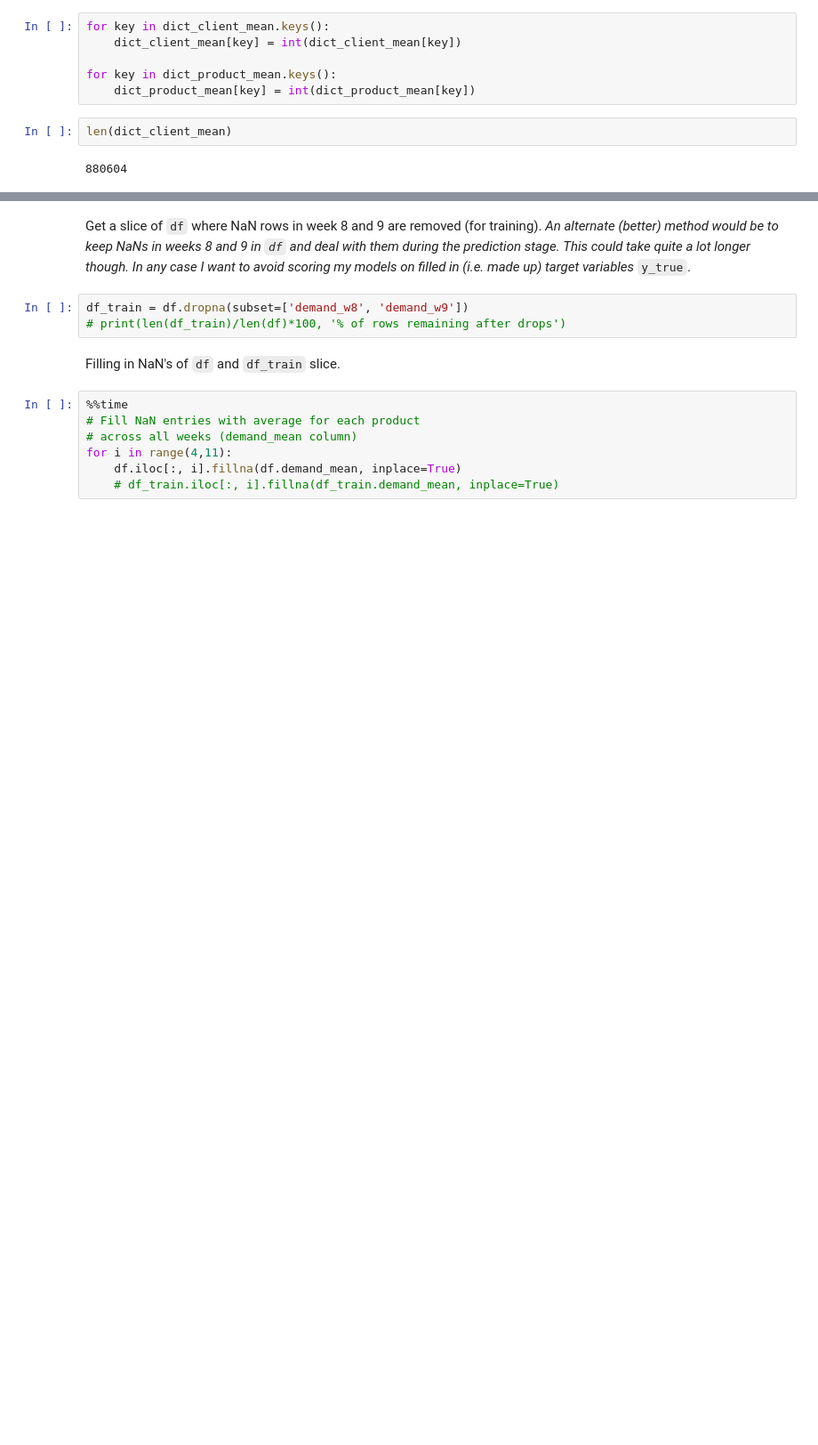
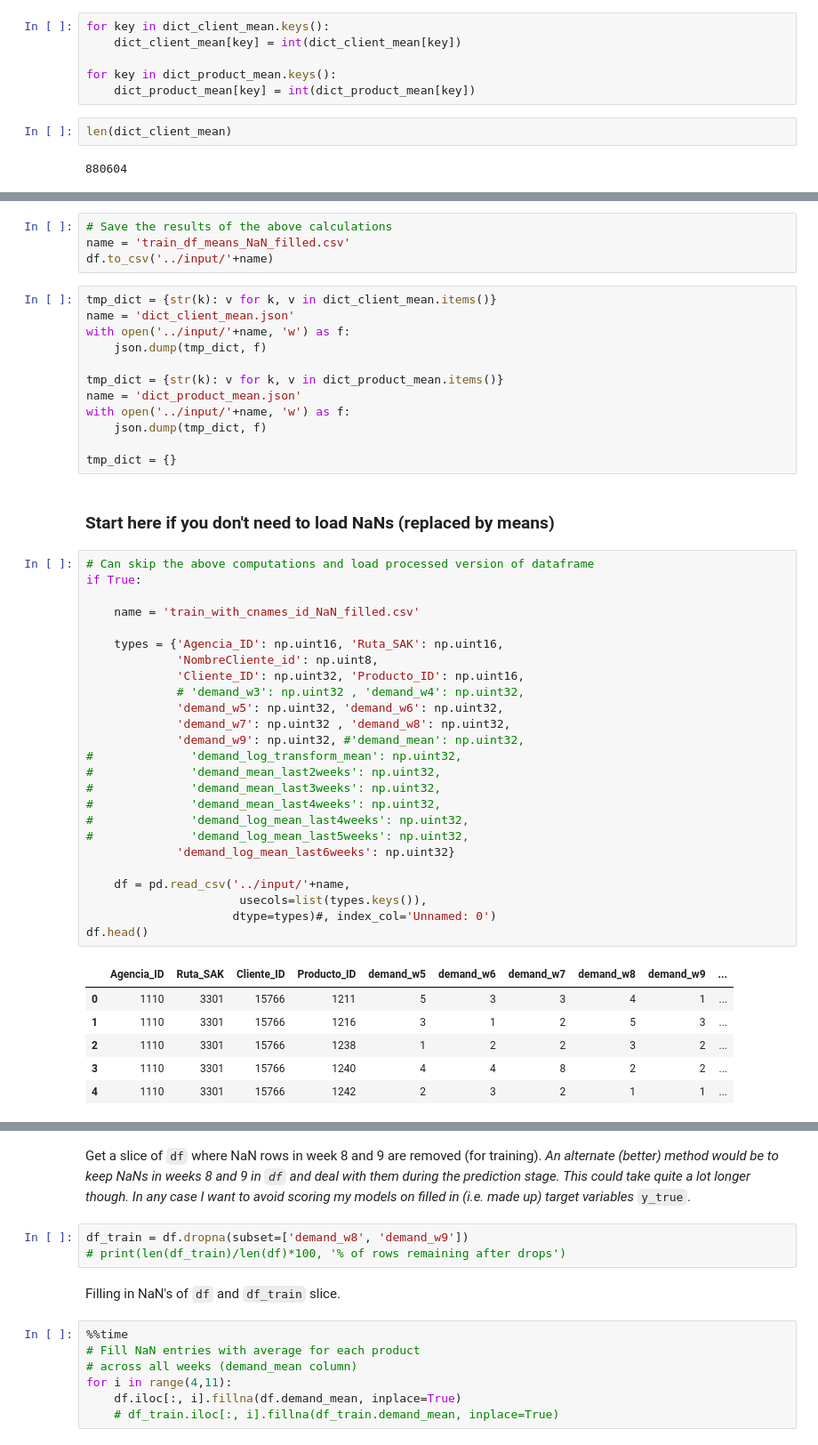
Before and after one commit to agalea91/Kaggle_scripts, a Jupyter notebook: grupo_inventory_demand/exploration/bimbo_predict.ipynb, the cells around one changed output, grey strips where cells are left out. Shown at 89% size. Drawn from its saved outputs; the diff is of its cells as text; blank space fills up the shorter version.

```diff
--- a/grupo_inventory_demand/exploration/bimbo_predict.ipynb
+++ b/grupo_inventory_demand/exploration/bimbo_predict.ipynb
@@ -128,0 +150,50 @@ len(dict_client_mean)
+# %%
+# Save the results of the above calculations
+name = 'train_df_means_NaN_filled.csv'
+df.to_csv('../input/'+name)
+# %%
+tmp_dict = {str(k): v for k, v in dict_client_mean.items()}
+name = 'dict_client_mean.json'
+with open('../input/'+name, 'w') as f:
+    json.dump(tmp_dict, f)
+
+tmp_dict = {str(k): v for k, v in dict_product_mean.items()}
+name = 'dict_product_mean.json'
+with open('../input/'+name, 'w') as f:
+    json.dump(tmp_dict, f)
+
+tmp_dict = {}
+# %% [markdown]
+### Start here if you don't need to load NaNs (replaced by means)
+# %%
+# Can skip the above computations and load processed version of dataframe
+if True:
+
+    name = 'train_with_cnames_id_NaN_filled.csv'
+
+    types = {'Agencia_ID': np.uint16, 'Ruta_SAK': np.uint16,
+             'NombreCliente_id': np.uint8,
+             'Cliente_ID': np.uint32, 'Producto_ID': np.uint16,
+             # 'demand_w3': np.uint32 , 'demand_w4': np.uint32,
+             'demand_w5': np.uint32, 'demand_w6': np.uint32,
+             'demand_w7': np.uint32 , 'demand_w8': np.uint32,
+             'demand_w9': np.uint32, #'demand_mean': np.uint32,
+#              'demand_log_transform_mean': np.uint32,
+#              'demand_mean_last2weeks': np.uint32,
+#              'demand_mean_last3weeks': np.uint32,
+#              'demand_mean_last4weeks': np.uint32,
+#              'demand_log_mean_last4weeks': np.uint32,
+#              'demand_log_mean_last5weeks': np.uint32,
+             'demand_log_mean_last6weeks': np.uint32}
+
+    df = pd.read_csv('../input/'+name,
+                      usecols=list(types.keys()),
+                     dtype=types)#, index_col='Unnamed: 0')
+df.head()
+# %% [output]
+|  | Agencia_ID | Ruta_SAK | Cliente_ID | Producto_ID | demand_w5 | demand_w6 | demand_w7 | demand_w8 | demand_w9 | ... |
+| 0 | 1110 | 3301 | 15766 | 1211 | 5 | 3 | 3 | 4 | 1 | ... |
+| 1 | 1110 | 3301 | 15766 | 1216 | 3 | 1 | 2 | 5 | 3 | ... |
+| 2 | 1110 | 3301 | 15766 | 1238 | 1 | 2 | 2 | 3 | 2 | ... |
+| 3 | 1110 | 3301 | 15766 | 1240 | 4 | 4 | 8 | 2 | 2 | ... |
+| 4 | 1110 | 3301 | 15766 | 1242 | 2 | 3 | 2 | 1 | 1 | ... |
```
Also changed, not shown: parts of 74 cells of this notebook.
